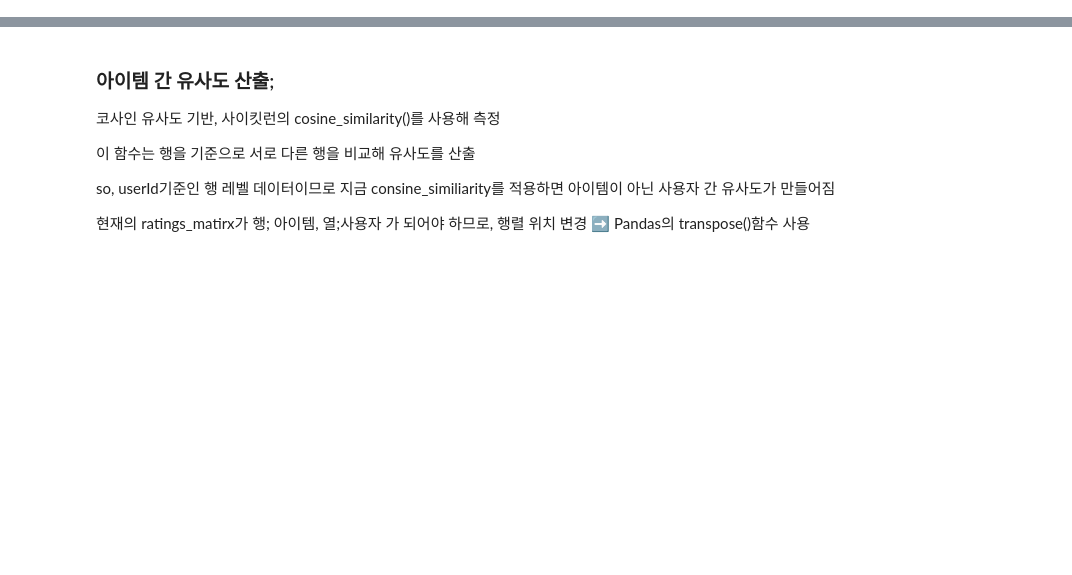
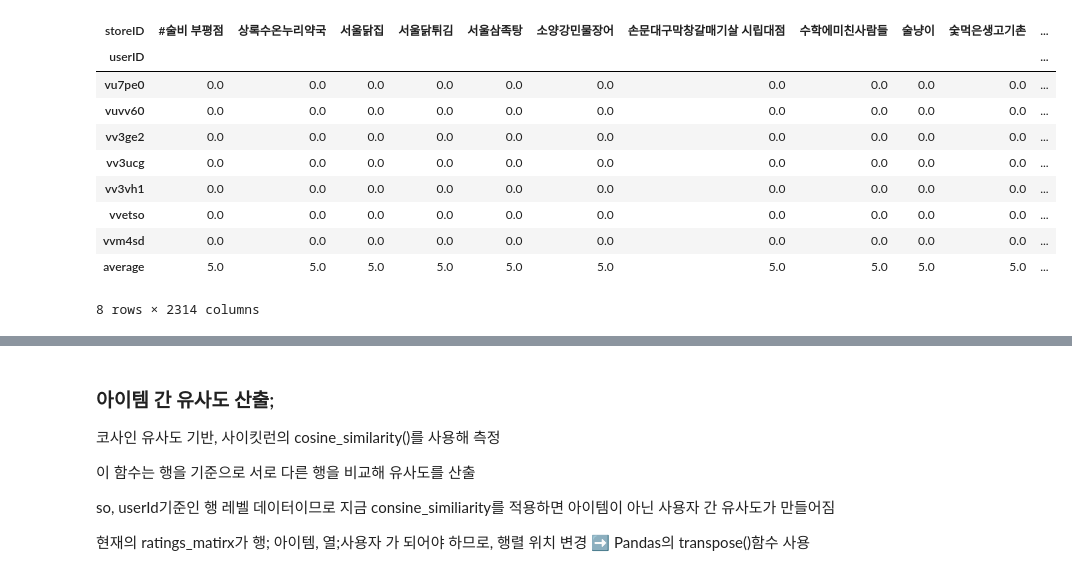
Before and after one commit to dakyeoman/Fairy_of_Choice, a Jupyter notebook: Gwanak-gu fairy of choice.ipynb, the cells around one changed output, grey strips where cells are left out. Drawn from its saved outputs; the diff is of its cells as text; code cells hidden in the pictures; blank space fills up the shorter version.

```diff
--- a/Gwanak-gu fairy of choice.ipynb
+++ b/Gwanak-gu fairy of choice.ipynb
@@ -41,0 +44,22 @@ ratings_matrix.head(3)
+# %%
+#매장별 평균 평점 & 정렬
+ratings_mean = ratings_matrix.replace(0, np.NaN)
+
+ratings_matrix.loc[17748] = ratings_mean.mean(axis = 'rows')
+#ratings_matrix.rename(index ={17748:'average'}, inplace = True)
+ratings_matrix = ratings_matrix.rename(index ={17748:'average'}, inplace = False)
+ratings_matrix = ratings_matrix.sort_values(by='average', axis=1, ascending=False)
+
+ratings_matrix[17740:17749]
+# %% [output]
+| storeID | #술비 부평점 | 상록수온누리약국 | 서울닭집 | 서울닭튀김 | 서울삼족탕 | 소양강민물장어 | 손문대구막창갈매기살 시립대점 | 수학에미친사람들 | 술냥이 | 숯먹은생고기촌 | ... |
+| userID |  |  |  |  |  |  |  |  |  |  | ... |
+| vu7pe0 | 0.0 | 0.0 | 0.0 | 0.0 | 0.0 | 0.0 | 0.0 | 0.0 | 0.0 | 0.0 | ... |
+| vuvv60 | 0.0 | 0.0 | 0.0 | 0.0 | 0.0 | 0.0 | 0.0 | 0.0 | 0.0 | 0.0 | ... |
+| vv3ge2 | 0.0 | 0.0 | 0.0 | 0.0 | 0.0 | 0.0 | 0.0 | 0.0 | 0.0 | 0.0 | ... |
+| vv3ucg | 0.0 | 0.0 | 0.0 | 0.0 | 0.0 | 0.0 | 0.0 | 0.0 | 0.0 | 0.0 | ... |
+| vv3vh1 | 0.0 | 0.0 | 0.0 | 0.0 | 0.0 | 0.0 | 0.0 | 0.0 | 0.0 | 0.0 | ... |
+| vvetso | 0.0 | 0.0 | 0.0 | 0.0 | 0.0 | 0.0 | 0.0 | 0.0 | 0.0 | 0.0 | ... |
+| vvm4sd | 0.0 | 0.0 | 0.0 | 0.0 | 0.0 | 0.0 | 0.0 | 0.0 | 0.0 | 0.0 | ... |
+| average | 5.0 | 5.0 | 5.0 | 5.0 | 5.0 | 5.0 | 5.0 | 5.0 | 5.0 | 5.0 | ... |
+8 rows × 2314 columns
```
Also changed, not shown: parts of 20 cells of this notebook, 14 other files.
